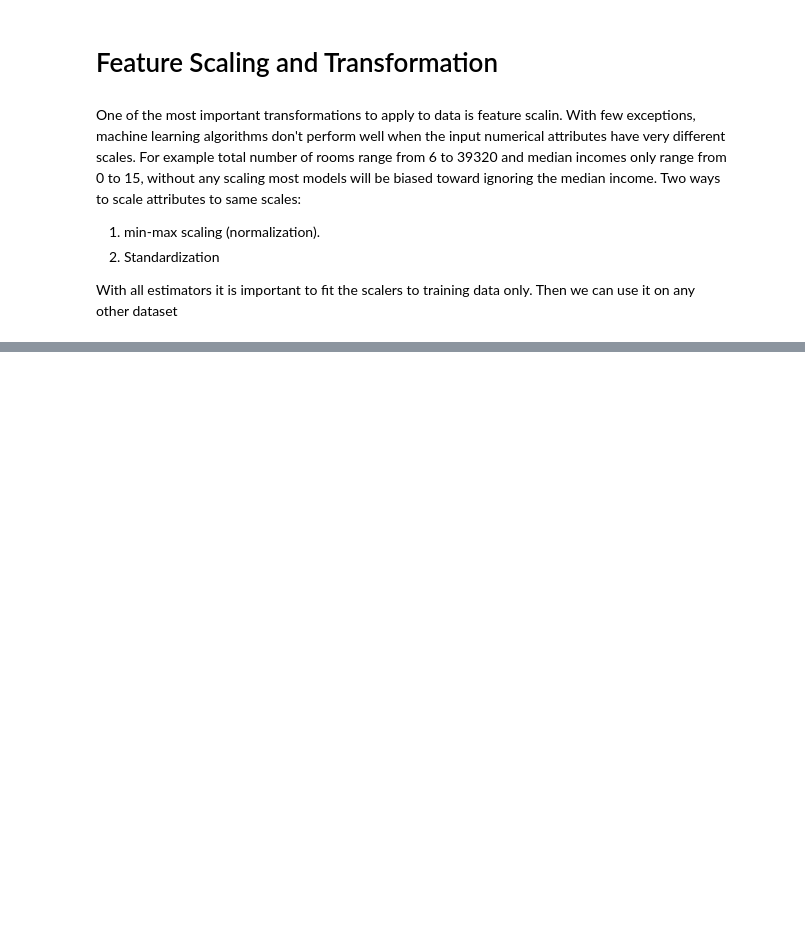
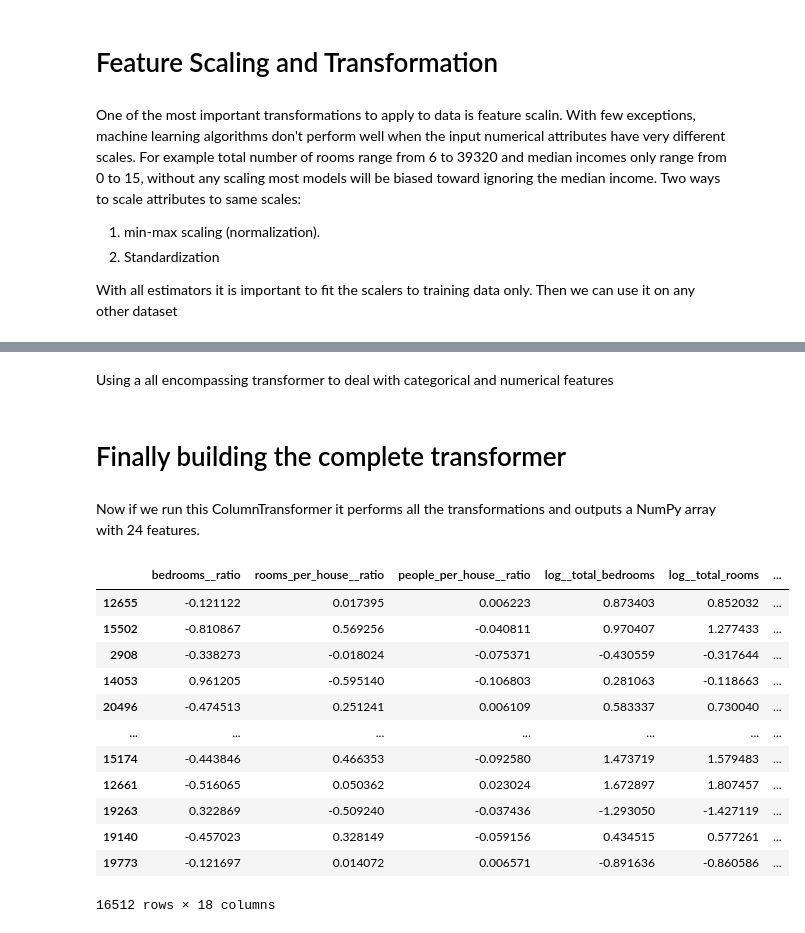
Before and after one commit to jadosh123/DistrictMedianPriceModel, a Jupyter notebook: main.ipynb, the cells around one changed output, grey strips where cells are left out. Cells and saved outputs as stored; diff of their text form; code cells hidden in the pictures; blank space fills up the shorter version.

Commit message:
Experiments with alot of data preprocessing steps, Adds final data preprocessing pipeline and passes the data through it

```diff
--- a/main.ipynb
+++ b/main.ipynb
@@ -333,0 +390,21 @@ age_simil_35 = rbf_kernel(housing[["housing_median_age"]], [[35]],
+# %%
+from sklearn.cluster import KMeans
+class ClusterSimilarity(BaseEstimator, TransformerMixin):
+    def __init__(self, n_clusters=10, gamma=0.1, random_state=None):
+        self.n_clusters = n_clusters
+        self.gamma = gamma
+        self.random_state = random_state
+
+    def fit(self, X, y=None, sample_weight=None):
+        self.kmeans_ = KMeans(
+            self.n_clusters,
+            random_state=self.random_state
+        )
+        self.kmeans_.fit(X, sample_weight=sample_weight)
+        return self
+
+    def transform(self, X):
+        return rbf_kernel(X, self.kmeans_.cluster_centers_, gamma=self.gamma)
+
+    def get_feature_names_out(self, names=None):
+        return [f"Cluster {i} similarity" for i in range(self.n_clusters)]
@@ -333,0 +467,19 @@ age_simil_35 = rbf_kernel(housing[["housing_median_age"]], [[35]],
+# %% [markdown]
+Using a all encompassing transformer to deal with categorical and numerical features
+# %%
+from sklearn.compose import ColumnTransformer
+
+num_attribs = ["longitude", "latitude", "housing_median_age",
+"total_rooms", "total_bedrooms", "population", "households",
+"median_income"]
+cat_attribs = ["ocean_proximity"]
+
+cat_pipeline = make_pipeline(SimpleImputer(strategy="most_frequent"),
+                             OneHotEncoder(handle_unknown="ignore"))
+
+preprocessing = ColumnTransformer([
+    ("num", num_pipeline, num_attribs),
+    ("cat", cat_pipeline, cat_attribs),
+])
+# %% [markdown]
+# Finally building the complete transformer
@@ -333,0 +527,24 @@ age_simil_35 = rbf_kernel(housing[["housing_median_age"]], [[35]],
+# %% [markdown]
+Now if we run this ColumnTransformer it performs all the transformations and outputs a NumPy array with 24 features.
+# %%
+housing_prepared = preprocessing.fit_transform(housing)
+df_housing_prepared = pd.DataFrame(
+    housing_prepared,
+    columns=preprocessing.get_feature_names_out(),
+    index=housing.index
+)
+df_housing_prepared
+# %% [output]
+|  | bedrooms__ratio | rooms_per_house__ratio | people_per_house__ratio | log__total_bedrooms | log__total_rooms | ... |
+| 12655 | -0.121122 | 0.017395 | 0.006223 | 0.873403 | 0.852032 | ... |
+| 15502 | -0.810867 | 0.569256 | -0.040811 | 0.970407 | 1.277433 | ... |
+| 2908 | -0.338273 | -0.018024 | -0.075371 | -0.430559 | -0.317644 | ... |
+| 14053 | 0.961205 | -0.595140 | -0.106803 | 0.281063 | -0.118663 | ... |
+| 20496 | -0.474513 | 0.251241 | 0.006109 | 0.583337 | 0.730040 | ... |
+| ... | ... | ... | ... | ... | ... | ... |
+| 15174 | -0.443846 | 0.466353 | -0.092580 | 1.473719 | 1.579483 | ... |
+| 12661 | -0.516065 | 0.050362 | 0.023024 | 1.672897 | 1.807457 | ... |
+| 19263 | 0.322869 | -0.509240 | -0.037436 | -1.293050 | -1.427119 | ... |
+| 19140 | -0.457023 | 0.328149 | -0.059156 | 0.434515 | 0.577261 | ... |
+| 19773 | -0.121697 | 0.014072 | 0.006571 | -0.891636 | -0.860586 | ... |
+16512 rows × 18 columns
```
Also changed, not shown: parts of 19 cells of this notebook.
